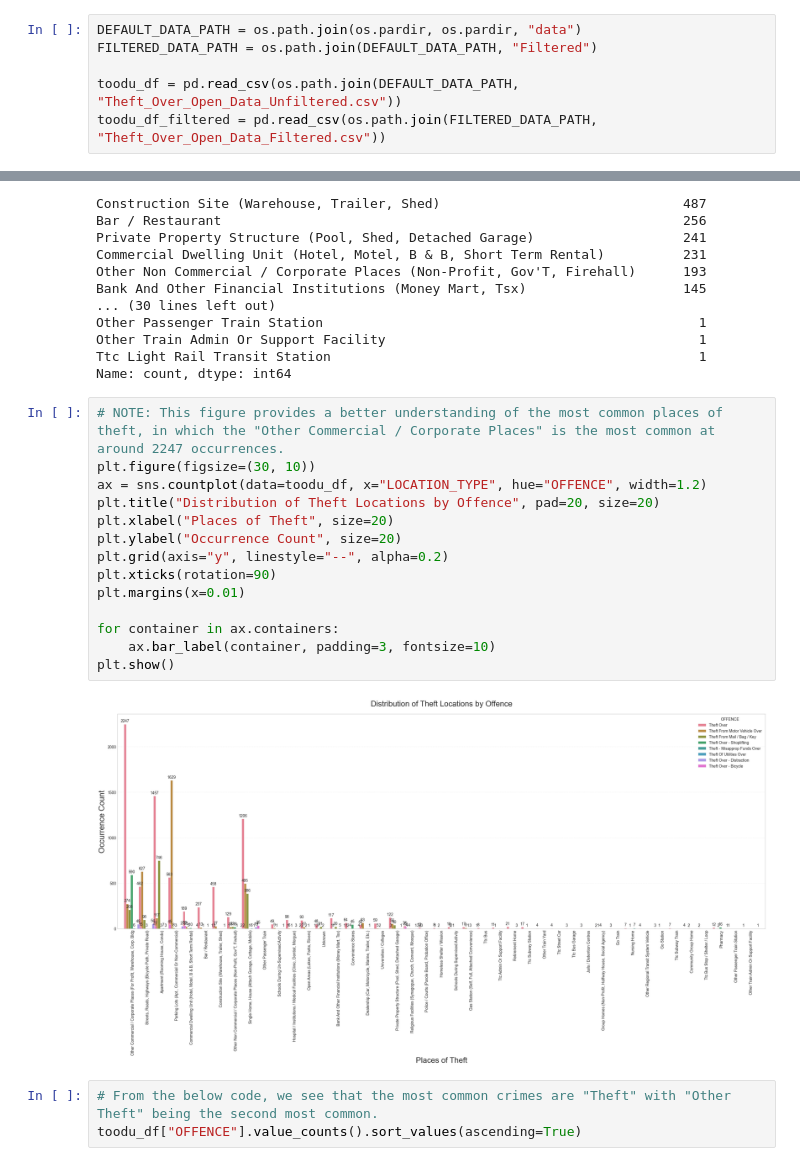
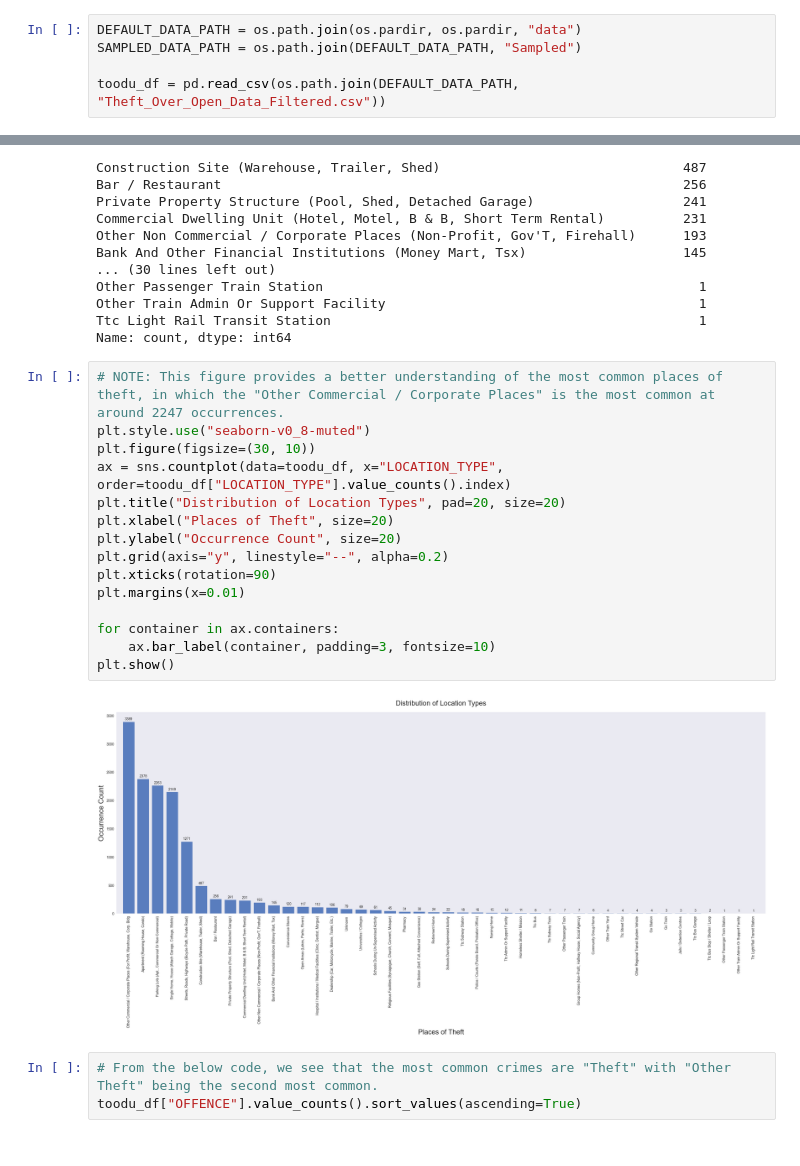
Before and after one commit to Hi-kue/syncgraph-309, a Jupyter notebook: server/insights/reports/c309_r1_toodu_pfr.ipynb, the cells around one changed output, grey strips where cells are left out. Cells and saved outputs as stored; diff of their text form.

Commit message:
ref: c309_r1_toodu_pfr.ipynb add: sample data

```diff
--- a/server/insights/reports/c309_r1_toodu_pfr.ipynb
+++ b/server/insights/reports/c309_r1_toodu_pfr.ipynb
@@ -44,10 +42,9 @@ from sklearn.feature_selection import SelectFromModel, mutual_info_regression
 from sklearn.metrics import accuracy_score, f1_score, precision_score, recall_score, roc_auc_score
 # %%
 DEFAULT_DATA_PATH = os.path.join(os.pardir, os.pardir, "data")
-FILTERED_DATA_PATH = os.path.join(DEFAULT_DATA_PATH, "Filtered")
+SAMPLED_DATA_PATH = os.path.join(DEFAULT_DATA_PATH, "Sampled")
 
-toodu_df = pd.read_csv(os.path.join(DEFAULT_DATA_PATH, "Theft_Over_Open_Data_Unfiltered.csv"))
-toodu_df_filtered = pd.read_csv(os.path.join(FILTERED_DATA_PATH, "Theft_Over_Open_Data_Filtered.csv"))
+toodu_df = pd.read_csv(os.path.join(DEFAULT_DATA_PATH, "Theft_Over_Open_Data_Filtered.csv"))
 # %%
 # Exploration Alpha: going through the toodu_df dataframe.
 toodu_df.head()
@@ -175,20 +239,21 @@ Ttc Light Rail Transit Station                                               1
 Name: count, dtype: int64
 # %%
 # NOTE: This figure provides a better understanding of the most common places of theft, in which the "Other Commercial / Corporate Places" is the most common at around 2247 occurrences.
+plt.style.use("seaborn-v0_8-muted")
 plt.figure(figsize=(30, 10))
-ax = sns.countplot(data=toodu_df, x="LOCATION_TYPE", hue="OFFENCE", width=1.2)
-plt.title("Distribution of Theft Locations by Offence", pad=20, size=20)
+ax = sns.countplot(data=toodu_df, x="LOCATION_TYPE", order=toodu_df["LOCATION_TYPE"].value_counts().index)
+plt.title("Distribution of Location Types", pad=20, size=20)
 plt.xlabel("Places of Theft", size=20)
 plt.ylabel("Occurrence Count", size=20)
 plt.grid(axis="y", linestyle="--", alpha=0.2)
 plt.xticks(rotation=90)
 plt.margins(x=0.01)
 
 for container in ax.containers:
     ax.bar_label(container, padding=3, fontsize=10)
 plt.show()
 # %% [output]
-[figure, old version]
+[figure, new version]
 # %%
 # From the below code, we see that the most common crimes are "Theft" with "Other Theft" being the second most common.
 toodu_df["OFFENCE"].value_counts().sort_values(ascending=True)
```
Also changed, not shown: parts of 6 cells of this notebook, 9 other files.
